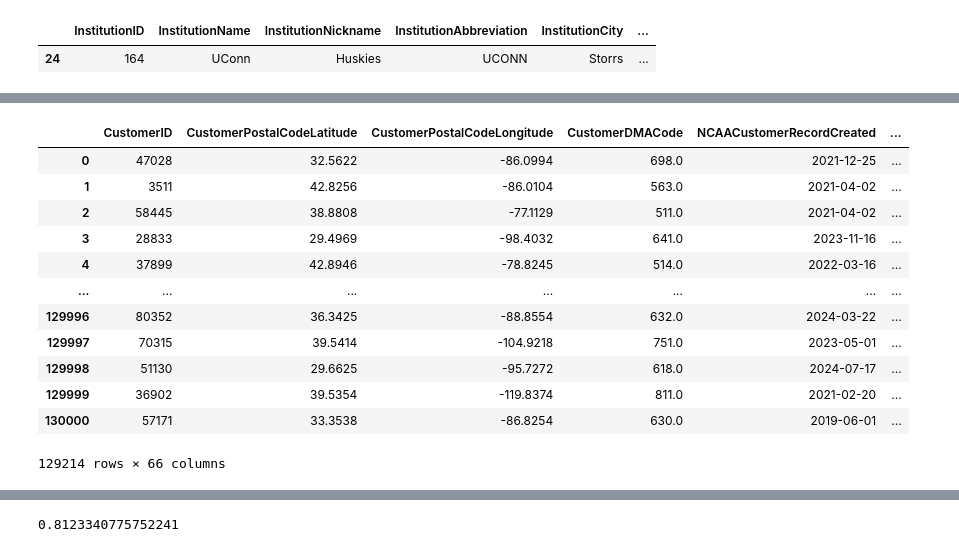
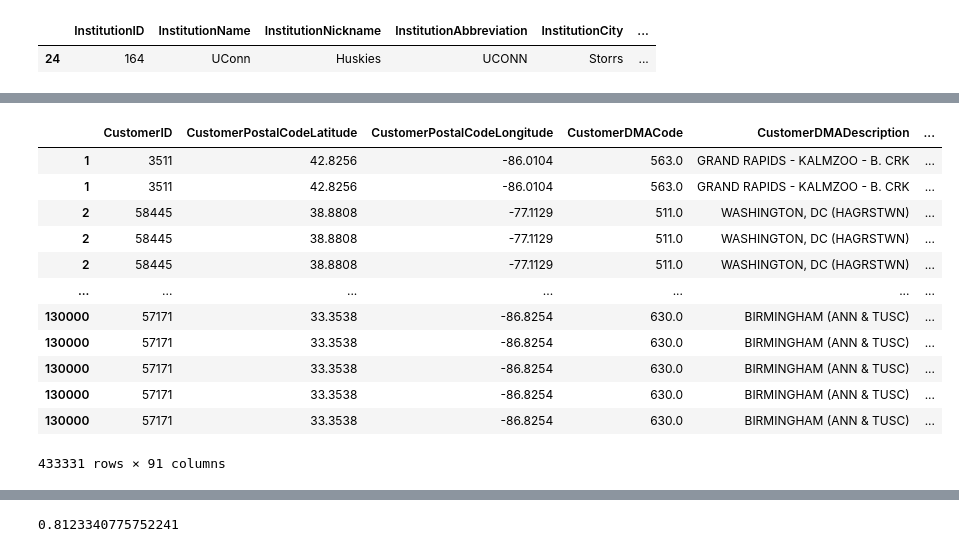
Before and after one commit to LittleMac24/ccac-competion, a Jupyter notebook: eda.ipynb, the cells around one changed output, grey strips where cells are left out. Cells and saved outputs as stored; diff of their text form; code cells hidden in the pictures.

```diff
--- a/eda.ipynb
+++ b/eda.ipynb
@@ -700,18 +1183,18 @@ dma_count_groupby
 209 rows × 2 columns
-# %%
-classic2_df
-# %% [output]
-|  | CustomerID | CustomerPostalCodeLatitude | CustomerPostalCodeLongitude | CustomerDMACode | NCAACustomerRecordCreated | ... |
-| 0 | 47028 | 32.5622 | -86.0994 | 698.0 | 2021-12-25 | ... |
-| 1 | 3511 | 42.8256 | -86.0104 | 563.0 | 2021-04-02 | ... |
-| 2 | 58445 | 38.8808 | -77.1129 | 511.0 | 2021-04-02 | ... |
-| 3 | 28833 | 29.4969 | -98.4032 | 641.0 | 2023-11-16 | ... |
-| 4 | 37899 | 42.8946 | -78.8245 | 514.0 | 2022-03-16 | ... |
-| ... | ... | ... | ... | ... | ... | ... |
-| 129996 | 80352 | 36.3425 | -88.8554 | 632.0 | 2024-03-22 | ... |
-| 129997 | 70315 | 39.5414 | -104.9218 | 751.0 | 2023-05-01 | ... |
-| 129998 | 51130 | 29.6625 | -95.7272 | 618.0 | 2024-07-17 | ... |
-| 129999 | 36902 | 39.5354 | -119.8374 | 811.0 | 2021-02-20 | ... |
-| 130000 | 57171 | 33.3538 | -86.8254 | 630.0 | 2019-06-01 | ... |
-129214 rows × 66 columns
+# %%
+classic1_df_train
+# %% [output]
+|  | CustomerID | CustomerPostalCodeLatitude | CustomerPostalCodeLongitude | CustomerDMACode | CustomerDMADescription | ... |
+| 1 | 3511 | 42.8256 | -86.0104 | 563.0 | GRAND RAPIDS - KALMZOO - B. CRK | ... |
+| 1 | 3511 | 42.8256 | -86.0104 | 563.0 | GRAND RAPIDS - KALMZOO - B. CRK | ... |
+| 2 | 58445 | 38.8808 | -77.1129 | 511.0 | WASHINGTON, DC (HAGRSTWN) | ... |
+| 2 | 58445 | 38.8808 | -77.1129 | 511.0 | WASHINGTON, DC (HAGRSTWN) | ... |
+| 2 | 58445 | 38.8808 | -77.1129 | 511.0 | WASHINGTON, DC (HAGRSTWN) | ... |
+| ... | ... | ... | ... | ... | ... | ... |
+| 130000 | 57171 | 33.3538 | -86.8254 | 630.0 | BIRMINGHAM (ANN & TUSC) | ... |
+| 130000 | 57171 | 33.3538 | -86.8254 | 630.0 | BIRMINGHAM (ANN & TUSC) | ... |
+| 130000 | 57171 | 33.3538 | -86.8254 | 630.0 | BIRMINGHAM (ANN & TUSC) | ... |
+| 130000 | 57171 | 33.3538 | -86.8254 | 630.0 | BIRMINGHAM (ANN & TUSC) | ... |
+| 130000 | 57171 | 33.3538 | -86.8254 | 630.0 | BIRMINGHAM (ANN & TUSC) | ... |
+433331 rows × 91 columns
 # %%
```
Also changed, not shown: parts of 27 cells of this notebook, 17 other files.
